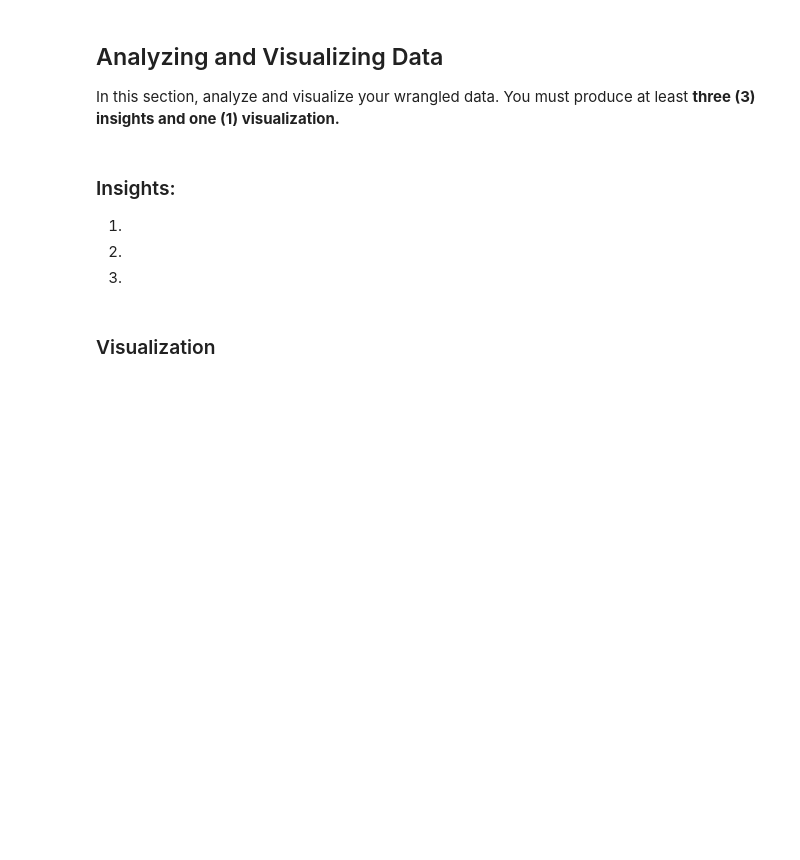
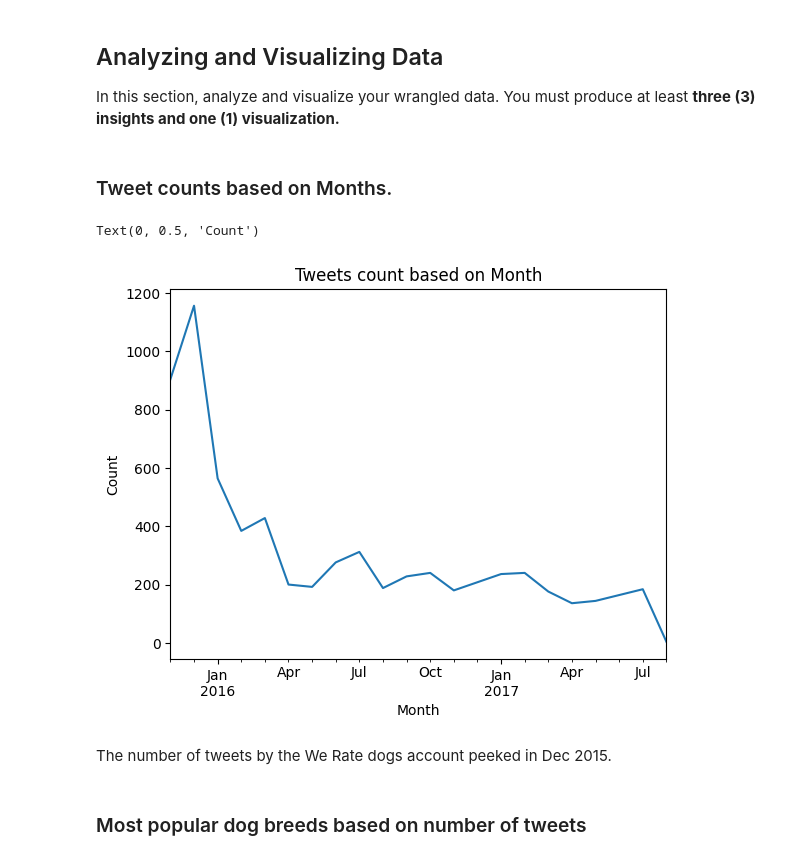
Before and after one commit to aayush1202/weRateDogs, a Jupyter notebook: wrangle_act.ipynb, the cells around one changed output. Drawn from its saved outputs; the diff is of its cells as text; code cells hidden in the pictures; blank space fills up the shorter version.

Commit message:
Completed till insights

```diff
--- a/wrangle_act.ipynb
+++ b/wrangle_act.ipynb
@@ -632,0 +730,2 @@ len(preds_clean)
+# %%
+archive_clean = archive_clean.merge(dog_stage, how='inner', on='tweet_id')
@@ -632,0 +741,2 @@ len(preds_clean)
+# %%
+archive_clean.drop(['doggo', 'floofer', 'pupper', 'puppo'], axis=1, inplace=True)
@@ -632,0 +762,3 @@ len(preds_clean)
+# %%
+archive_clean['dog_stage'] = archive_clean['dog_stage'].astype('category')
+archive_clean['dog_stage_text'] = archive_clean['dog_stage_text'].astype('category')
@@ -636,12 +878,19 @@ Save gathered, assessed, and cleaned master dataset to a CSV file named "twitter
 # %% [markdown]
 ## Analyzing and Visualizing Data
 In this section, analyze and visualize your wrangled data. You must produce at least **three (3) insights and one (1) visualization.**
-# %% [markdown]
-### Insights:
-1.
-
-2.
-
-3.
-# %% [markdown]
-### Visualization
+# %% [markdown]
+### Tweet counts based on Months.
+# %%
+month_count = archive_clean.groupby(archive_clean['timestamp'].dt.to_period('M'))['tweet_id'].count()
+# %%
+month_count.plot()
+plt.title('Tweets count based on Month')
+plt.xlabel('Month')
+plt.ylabel('Count')
+# %% [output]
+Text(0, 0.5, 'Count')
+[figure, added]
+# %% [markdown]
+The number of tweets by the We Rate dogs account peeked in Dec 2015.
+# %% [markdown]
+### Most popular dog breeds based on number of tweets
```
Also changed, not shown: parts of 58 cells of this notebook, 2 other files.
